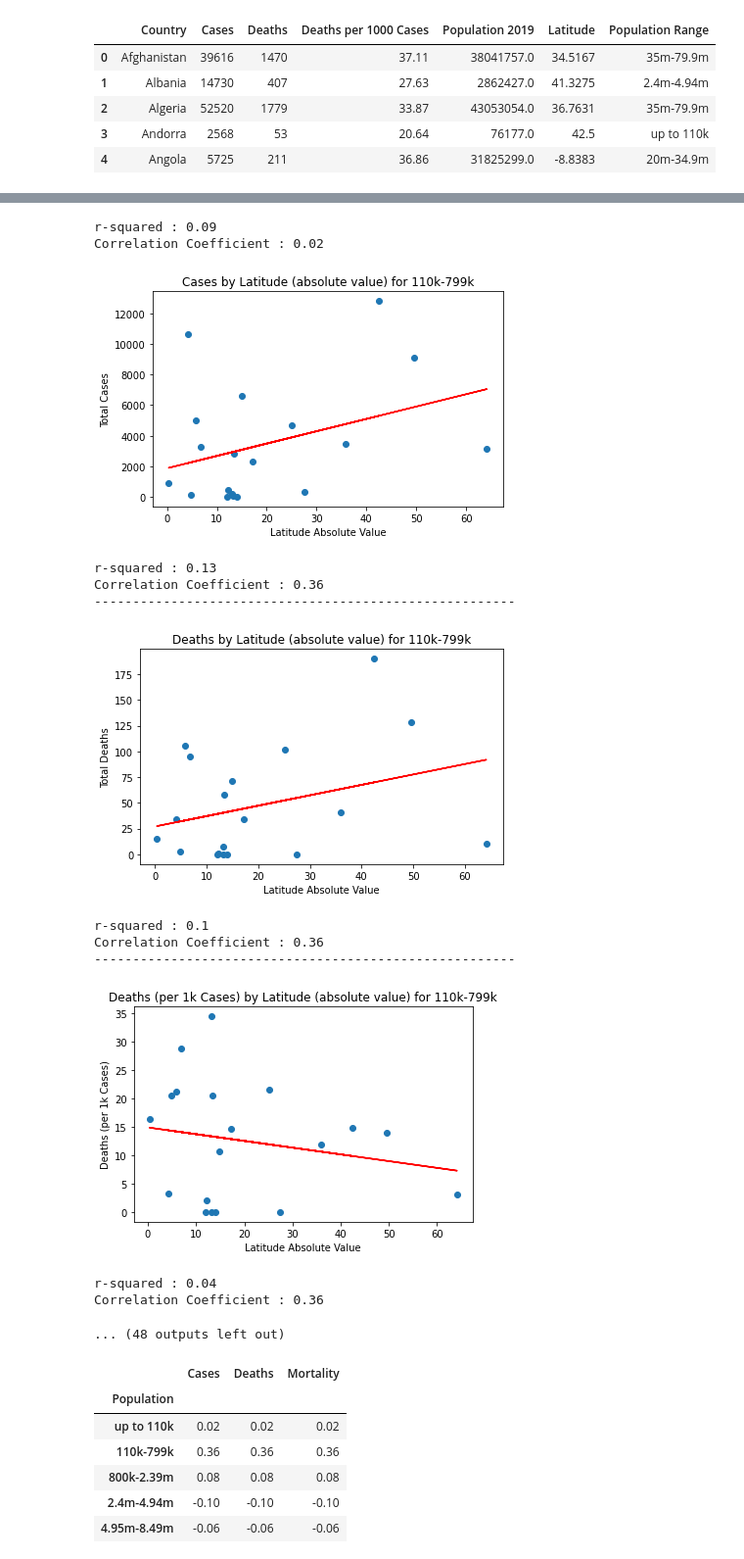
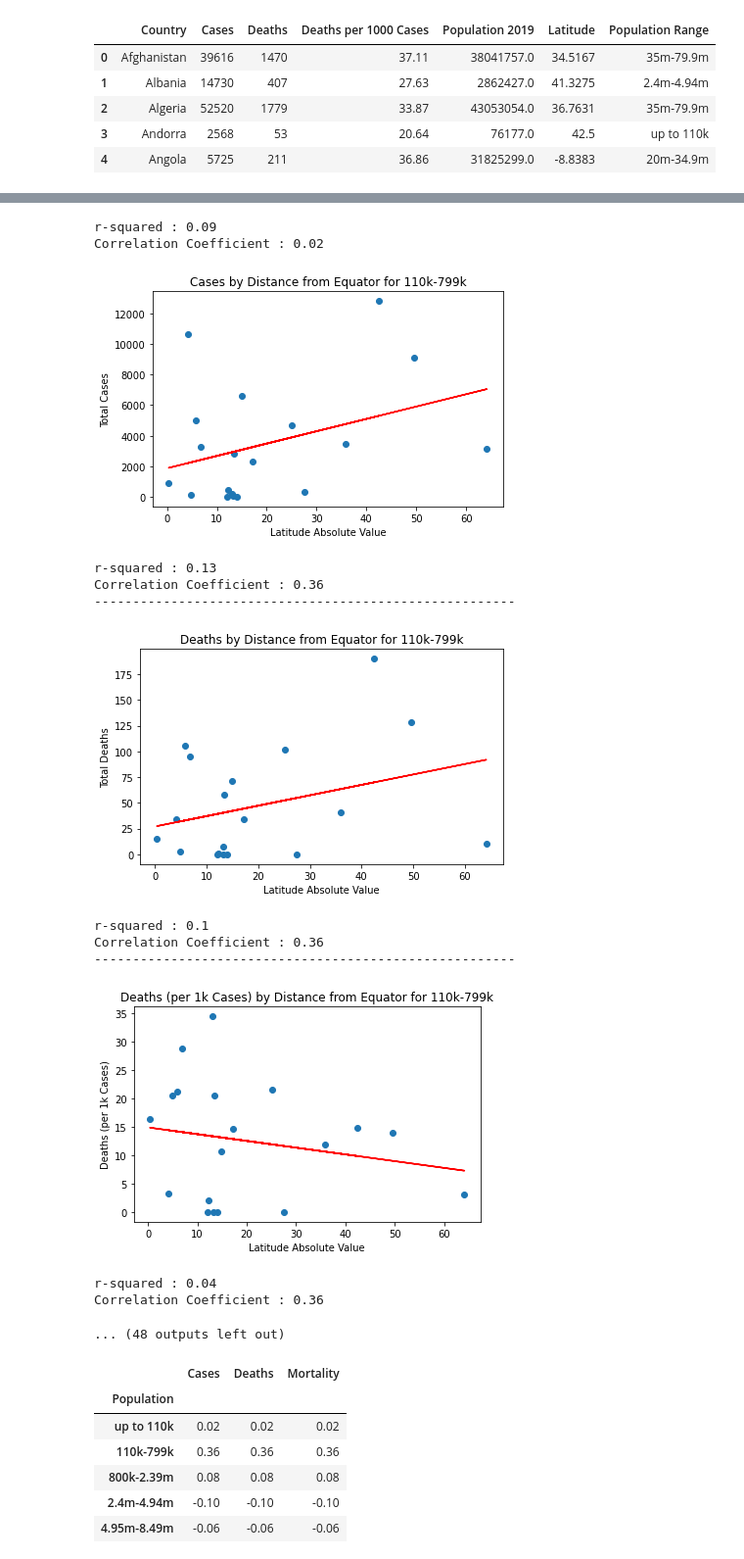
Before and after one commit to AustinRCole/COVID_Lat_GDP_analysis, a Jupyter notebook: Final_COVID_analysis.ipynb, the cells around one changed output, grey strips where cells are left out. Shown: that part at 98% size. Cells and saved outputs as stored; diff of their text form; code cells hidden in the pictures.

Commit message:
changed chart titles

```diff
--- a/Final_COVID_analysis.ipynb
+++ b/Final_COVID_analysis.ipynb
@@ -204,7 +204,7 @@ for pop_range in pop_ranges:
     plt.scatter(group_lat_abs, group_cases)
     plt.xlabel('Latitude Absolute Value')
     plt.ylabel('Total Cases')
-    plt.title(f'Cases by Latitude (absolute value) for {pop_range}')
+    plt.title(f'Cases by Distance from Equator for {pop_range}')
 
 
     slope, intercept, r, p, std_err = st.linregress(group_lat_abs, group_cases)
@@ -229,7 +229,7 @@ for pop_range in pop_ranges:
     plt.scatter(group_lat_abs, group_deaths)
     plt.xlabel('Latitude Absolute Value')
     plt.ylabel('Total Deaths')
-    plt.title(f'Deaths by Latitude (absolute value) for {pop_range}')
+    plt.title(f'Deaths by Distance from Equator for {pop_range}')
 
 
     slope, intercept, r, p, std_err = st.linregress(group_lat_abs, group_deaths)
@@ -254,7 +254,7 @@ for pop_range in pop_ranges:
     plt.scatter(group_lat_abs, group_dp1k)
     plt.xlabel('Latitude Absolute Value')
     plt.ylabel('Deaths (per 1k Cases)')
-    plt.title(f'Deaths (per 1k Cases) by Latitude (absolute value) for {pop_range}')
+    plt.title(f'Deaths (per 1k Cases) by Distance from Equator for {pop_range}')
 
 
     slope, intercept, r, p, std_err = st.linregress(group_lat_abs, group_dp1k)
@@ -286,14 +286,14 @@ Correlation Coefficient : 0.02
 r-squared : 0.09
 Correlation Coefficient : 0.02
-[figure, old version]
+[figure, new version]
 r-squared : 0.13
 Correlation Coefficient : 0.36
 -------------------------------------------------------
-[figure, old version]
+[figure, new version]
 r-squared : 0.1
 Correlation Coefficient : 0.36
 -------------------------------------------------------
-[figure, old version]
+[figure, new version]
 r-squared : 0.04
 Correlation Coefficient : 0.36
 ... (48 outputs left out)
```
Also changed, not shown: parts of 1 cell of this notebook, 30 other files.
